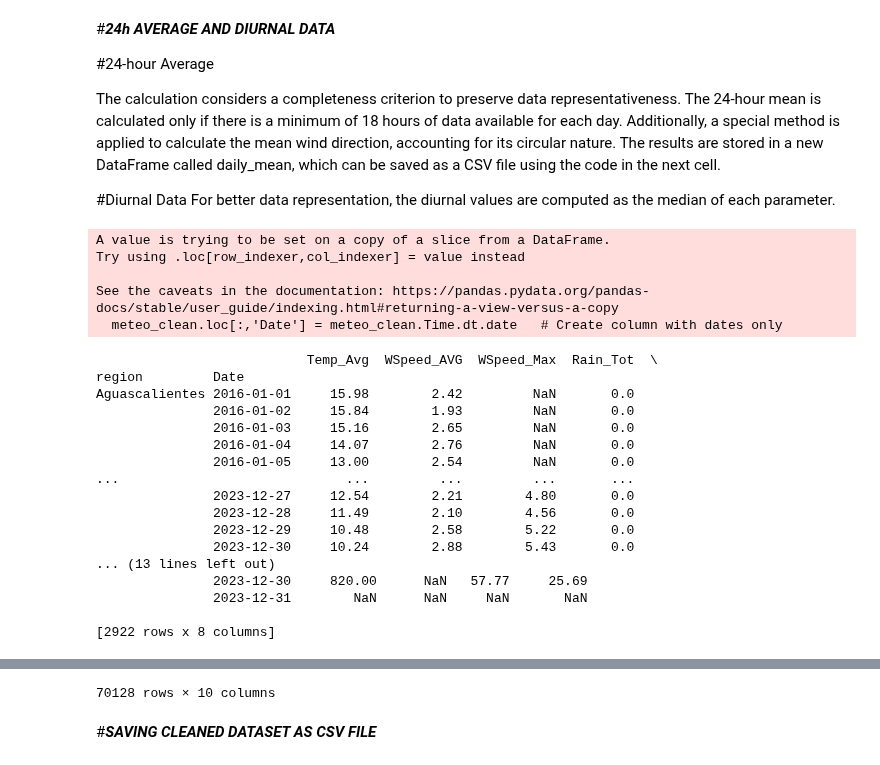
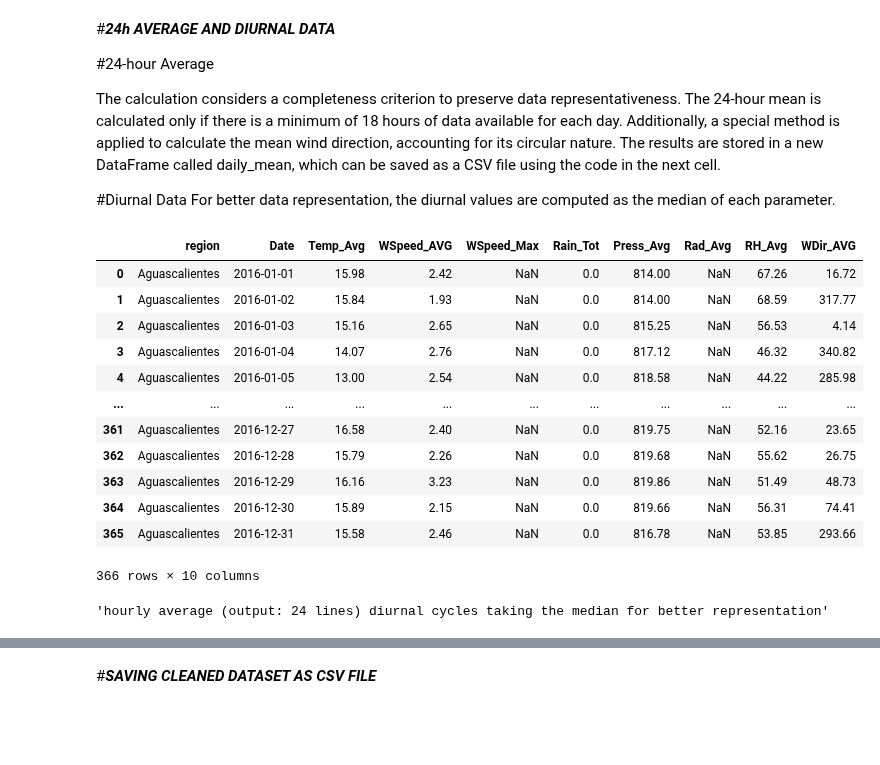
Before and after one commit to anscch/ATPAD-LAIDEA-UNAM, a Jupyter notebook: METEO_ATPAD.ipynb, the cells around one changed output, grey strips where cells are left out. Saved outputs shown, nothing was run; the diff lists cells and outputs as text; code cells hidden in the pictures; blank space fills up the shorter version.

```diff
--- a/METEO_ATPAD.ipynb
+++ b/METEO_ATPAD.ipynb
@@ -280,64 +280,56 @@ For better data representation, the diurnal values are computed as the median of
 # %%
 '24h average'
 
-meteo_clean.loc[:,'Date'] = meteo_clean.Time.dt.date   # Create column with dates only
+meteo_clean=meteo_clean.assign(Date=meteo_clean.Time.dt.date)   # Create column with dates only
 
 def calculate_daily_mean(group, is_circular=False):   # is_circular conditional for circular variables such as wind direction. To be declared on function custom_mean.
   valid_count = group.notna().sum()
   if valid_count >= 18:
     if is_circular:
       rad = np.deg2rad(group)
       mean_sin = np.mean(np.sin(rad))
       mean_cos = np.mean(np.cos(rad))
       mean_angle = np.arctan2(mean_sin, mean_cos)
       return np.rad2deg(mean_angle).round(2) % 360     # Ensure that mean_angle is between 0 an 360
     else:
       return group.mean().round(2)
   else:
     return np.nan
 
 def custom_mean(group):
   return {
       'Temp_Avg': calculate_daily_mean(group['Temp_Avg']),
       'WSpeed_AVG': calculate_daily_mean(group['WSpeed_AVG']),
       'WSpeed_Max': calculate_daily_mean(group['WSpeed_Max']),
       'Rain_Tot': calculate_daily_mean(group['Rain_Tot']),
       'Press_Avg': calculate_daily_mean(group['Press_Avg']),
       'Rad_Avg': calculate_daily_mean(group['Rad_Avg']),
       'RH_Avg': calculate_daily_mean(group['RH_Avg']),
       'WDir_AVG': calculate_daily_mean(group['WDir_AVG'], is_circular=True),
   }
 
-daily_mean = meteo_clean.groupby(['region', 'Date']).apply(custom_mean).apply(pd.Series)
+daily_mean = meteo_clean.groupby(['region', 'Date']).apply(custom_mean, include_groups=False).apply(pd.Series)
+daily_mean = daily_mean.reset_index()
+display(daily_mean)
 
-print(daily_mean)
+del meteo_clean['Date']
 
 'hourly average (output: 24 lines) diurnal cycles taking the median for better representation'
 
 # meteo_clean = meteo_clean.groupby(['region', meteo_clean['Time'].dt.hour]).median().reset_index(drop=True)
-
-del meteo_clean['Date']
-meteo_clean
+# meteo_clean
 # %% [output]
+|  | region | Date | Temp_Avg | WSpeed_AVG | WSpeed_Max | Rain_Tot | Press_Avg | Rad_Avg | RH_Avg | WDir_AVG |
+| 0 | Aguascalientes | 2016-01-01 | 15.98 | 2.42 | NaN | 0.0 | 814.00 | NaN | 67.26 | 16.72 |
+| 1 | Aguascalientes | 2016-01-02 | 15.84 | 1.93 | NaN | 0.0 | 814.00 | NaN | 68.59 | 317.77 |
+| 2 | Aguascalientes | 2016-01-03 | 15.16 | 2.65 | NaN | 0.0 | 815.25 | NaN | 56.53 | 4.14 |
+| 3 | Aguascalientes | 2016-01-04 | 14.07 | 2.76 | NaN | 0.0 | 817.12 | NaN | 46.32 | 340.82 |
+| 4 | Aguascalientes | 2016-01-05 | 13.00 | 2.54 | NaN | 0.0 | 818.58 | NaN | 44.22 | 285.98 |
+| ... | ... | ... | ... | ... | ... | ... | ... | ... | ... | ... |
+| 361 | Aguascalientes | 2016-12-27 | 16.58 | 2.40 | NaN | 0.0 | 819.75 | NaN | 52.16 | 23.65 |
+| 362 | Aguascalientes | 2016-12-28 | 15.79 | 2.26 | NaN | 0.0 | 819.68 | NaN | 55.62 | 26.75 |
+| 363 | Aguascalientes | 2016-12-29 | 16.16 | 3.23 | NaN | 0.0 | 819.86 | NaN | 51.49 | 48.73 |
+| 364 | Aguascalientes | 2016-12-30 | 15.89 | 2.15 | NaN | 0.0 | 819.66 | NaN | 56.31 | 74.41 |
+| 365 | Aguascalientes | 2016-12-31 | 15.58 | 2.46 | NaN | 0.0 | 816.78 | NaN | 53.85 | 293.66 |
-A value is trying to be set on a copy of a slice from a DataFrame.
-Try using .loc[row_indexer,col_indexer] = value instead
-
-See the caveats in the documentation: https://pandas.pydata.org/pandas-docs/stable/user_guide/indexing.html#returning-a-view-versus-a-copy
-  meteo_clean.loc[:,'Date'] = meteo_clean.Time.dt.date   # Create column with dates only
+366 rows × 10 columns
-                           Temp_Avg  WSpeed_AVG  WSpeed_Max  Rain_Tot  \
-region         Date
-Aguascalientes 2016-01-01     15.98        2.42         NaN       0.0
-               2016-01-02     15.84        1.93         NaN       0.0
-               2016-01-03     15.16        2.65         NaN       0.0
-               2016-01-04     14.07        2.76         NaN       0.0
-               2016-01-05     13.00        2.54         NaN       0.0
-...                             ...         ...         ...       ...
-               2023-12-27     12.54        2.21        4.80       0.0
-               2023-12-28     11.49        2.10        4.56       0.0
-               2023-12-29     10.48        2.58        5.22       0.0
-               2023-12-30     10.24        2.88        5.43       0.0
-... (13 lines left out)
-               2023-12-30     820.00      NaN   57.77     25.69
-               2023-12-31        NaN      NaN     NaN       NaN
-
-[2922 rows x 8 columns]
+'hourly average (output: 24 lines) diurnal cycles taking the median for better representation'
@@ -356,4 +336,3 @@ Aguascalientes 2016-01-01     15.98        2.42         NaN       0.0
-70128 rows × 10 columns
 # %% [markdown]
 #***SAVING CLEANED DATASET AS CSV FILE***
 # %%
```
Also changed, not shown: parts of 4 cells of this notebook.
